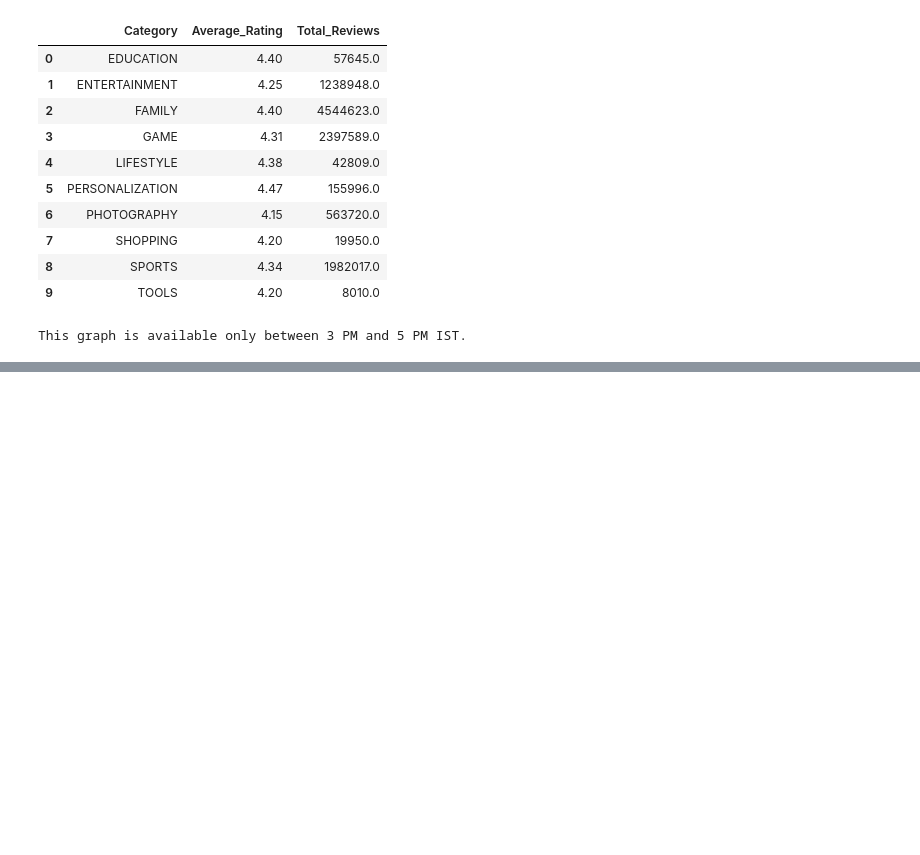
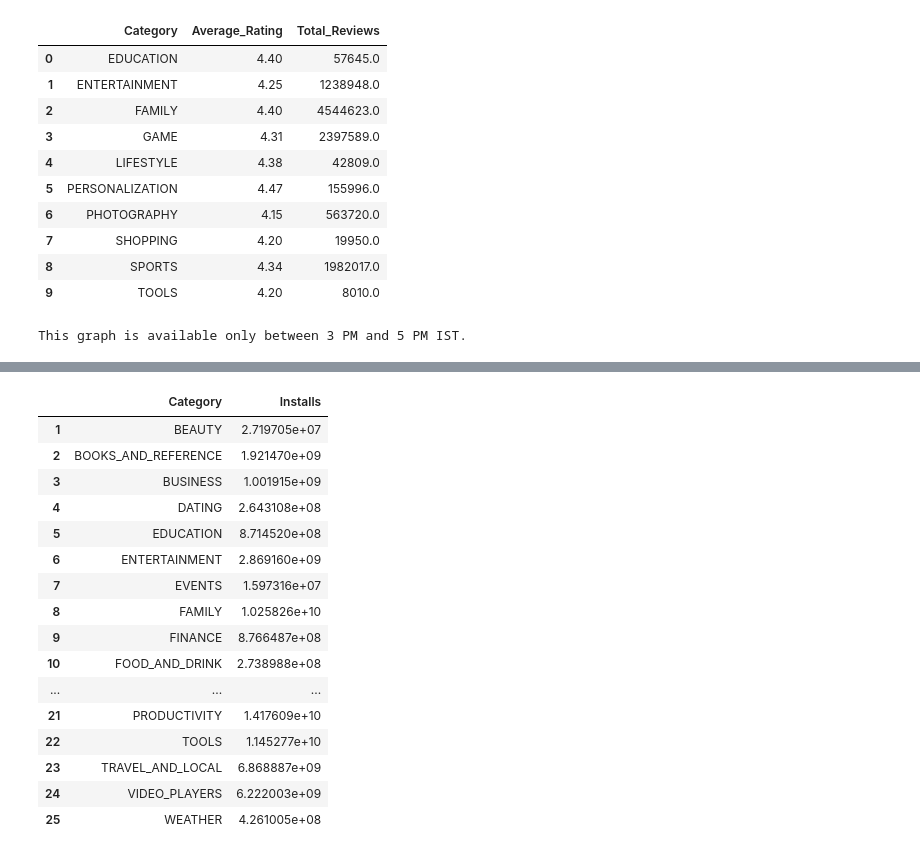
Before and after one commit to prathamesh-1105/Google-Play-Store-Analytics, a Jupyter notebook: notebooks/Google_Play_Store_Analytics.ipynb, the cells around one changed output, grey strips where cells are left out. Saved outputs shown, nothing was run; the diff lists cells and outputs as text; code cells hidden in the pictures; blank space fills up the shorter version.

```diff
--- a/notebooks/Google_Play_Store_Analytics.ipynb
+++ b/notebooks/Google_Play_Store_Analytics.ipynb
@@ -407,0 +508,24 @@ This graph is available only between 3 PM and 5 PM IST.
+# %%
+category_installs = category_installs[
+    category_installs["Installs"] > 1000000
+]
+# %%
+category_installs
+# %% [output]
+|  | Category | Installs |
+| 1 | BEAUTY | 2.719705e+07 |
+| 2 | BOOKS_AND_REFERENCE | 1.921470e+09 |
+| 3 | BUSINESS | 1.001915e+09 |
+| 4 | DATING | 2.643108e+08 |
+| 5 | EDUCATION | 8.714520e+08 |
+| 6 | ENTERTAINMENT | 2.869160e+09 |
+| 7 | EVENTS | 1.597316e+07 |
+| 8 | FAMILY | 1.025826e+10 |
+| 9 | FINANCE | 8.766487e+08 |
+| 10 | FOOD_AND_DRINK | 2.738988e+08 |
+| ... | ... | ... |
+| 21 | PRODUCTIVITY | 1.417609e+10 |
+| 22 | TOOLS | 1.145277e+10 |
+| 23 | TRAVEL_AND_LOCAL | 6.868887e+09 |
+| 24 | VIDEO_PLAYERS | 6.222003e+09 |
+| 25 | WEATHER | 4.261005e+08 |
```
Also changed, not shown: parts of 20 cells of this notebook, 15 other files.
